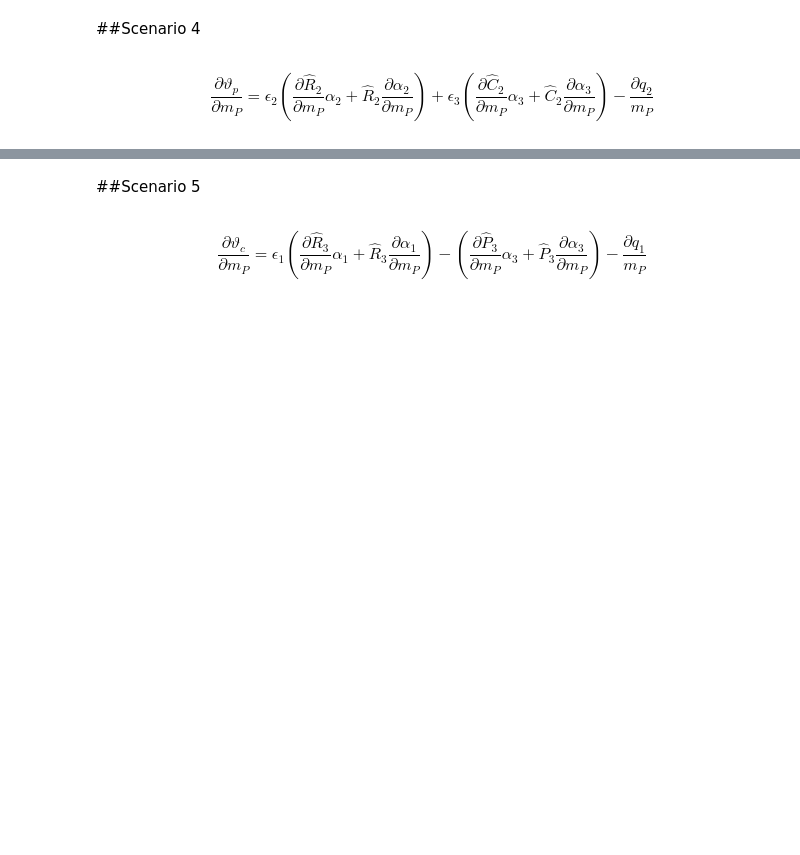
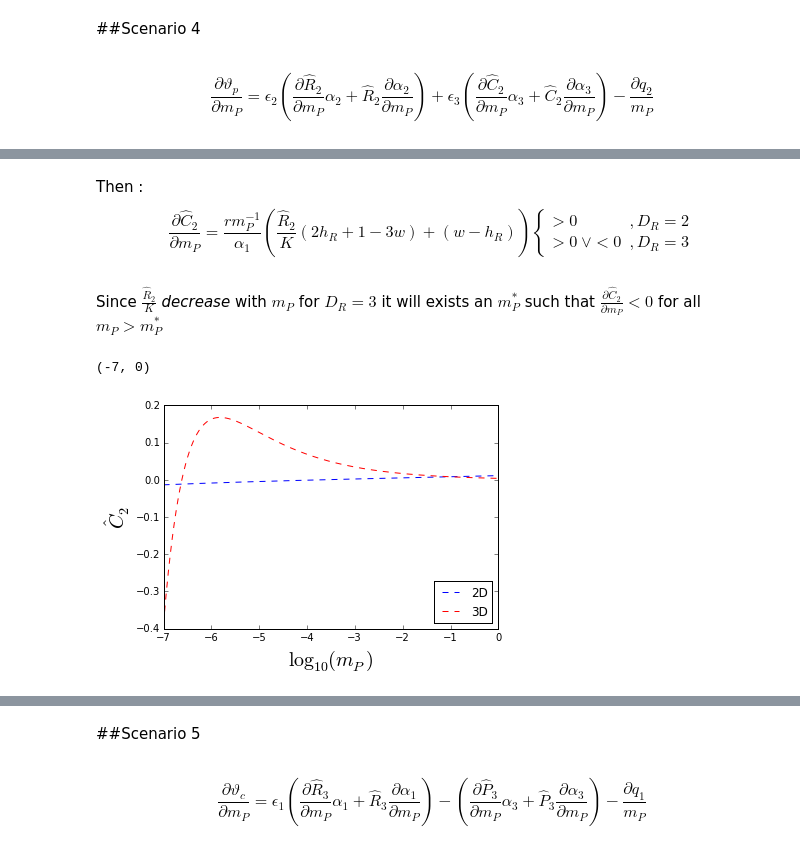
Before and after one commit to Carlos16/Tesis-IGP, a Jupyter notebook: code/Theory/massPredatorInfluence.ipynb, the cells around one changed output, grey strips where cells are left out. Drawn from its saved outputs; the diff is of its cells as text; code cells hidden in the pictures; blank space fills up the shorter version.

```diff
--- a/code/Theory/massPredatorInfluence.ipynb
+++ b/code/Theory/massPredatorInfluence.ipynb
@@ -57,0 +99,18 @@ Where:
+# %% [markdown]
+Then :
+\begin{equation}
+    \frac{\partial \hat{C}_2 }{\partial m_P} = \frac{r m_P^{-1} }{\alpha_1}( \frac{\hat{R}_2}{K} (2 h_{R} +1 - 3w) + (w - h_R)) \begin{cases} > 0 &, D_R =2 \\ >0 \ \lor <0 &, D_R =3 \end{cases}
+\end{equation}
+# %% [markdown]
+Since $\frac{\hat{R}_2}{K}$ *decrease* with $m_P$ for $D_R = 3$ it will exists an $m_P^*$ such that $\frac{\partial \hat{C}_2}{\partial m_P} < 0 $ for all $m_P > m_P^*$
+# %%
+fig,axes = plt.subplots()
+axes.plot(np.log10(xRange[300:1000]),F1['C_eq_s2'](1e-2,1e-1,xRange[300:1000]),'b--',label ="2D")
+axes.plot(np.log10(xRange[300:1000]),F2['C_eq_s2'](1e-2,1e-1,xRange[300:1000]),'r--',label = "3D")
+axes.legend(loc ="lower right")
+axes.set_xlabel(r"$\log_{10}(m_P)$",size=20)
+axes.set_ylabel(r"$\hat{C}_2$",size=20)
+axes.set_xlim([-7,0])
+# %% [output]
+(-7, 0)
+[figure, added]
```
Also changed, not shown: parts of 12 cells of this notebook, 2 other files.
